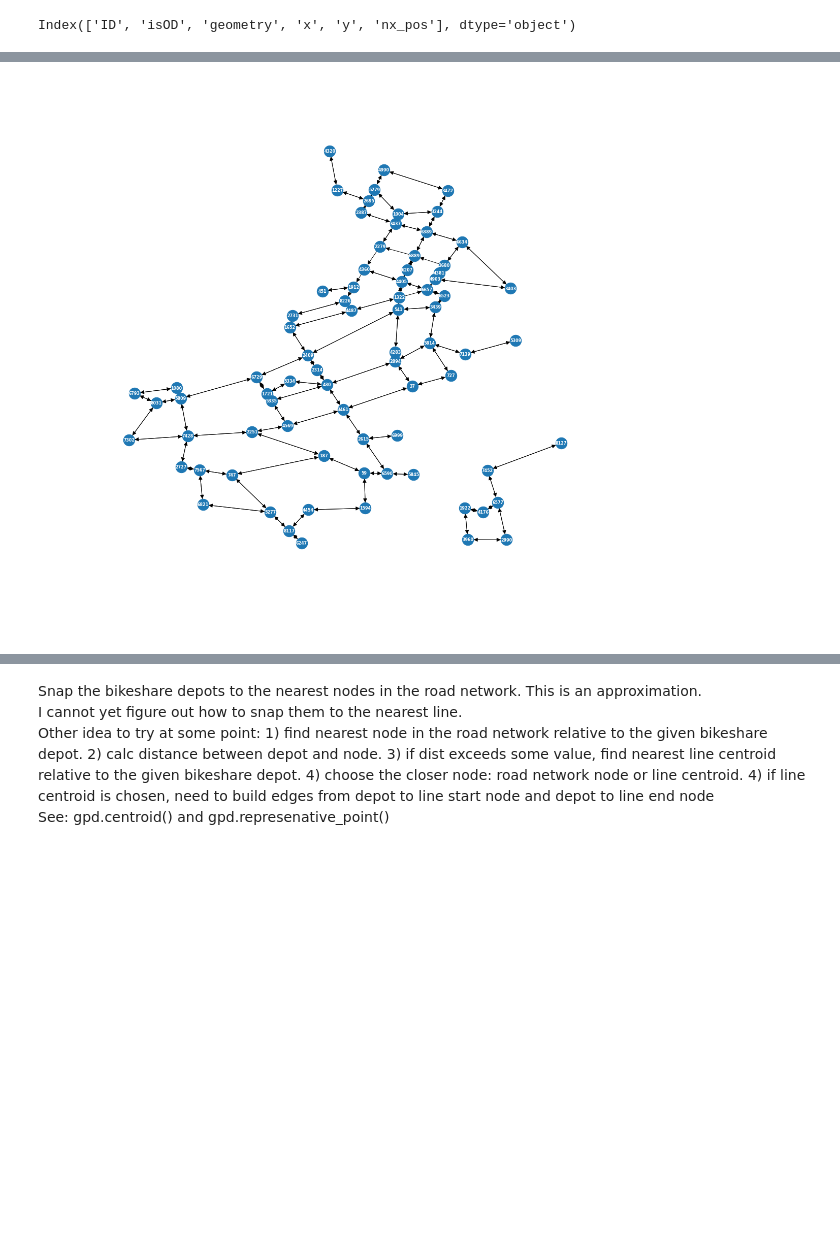
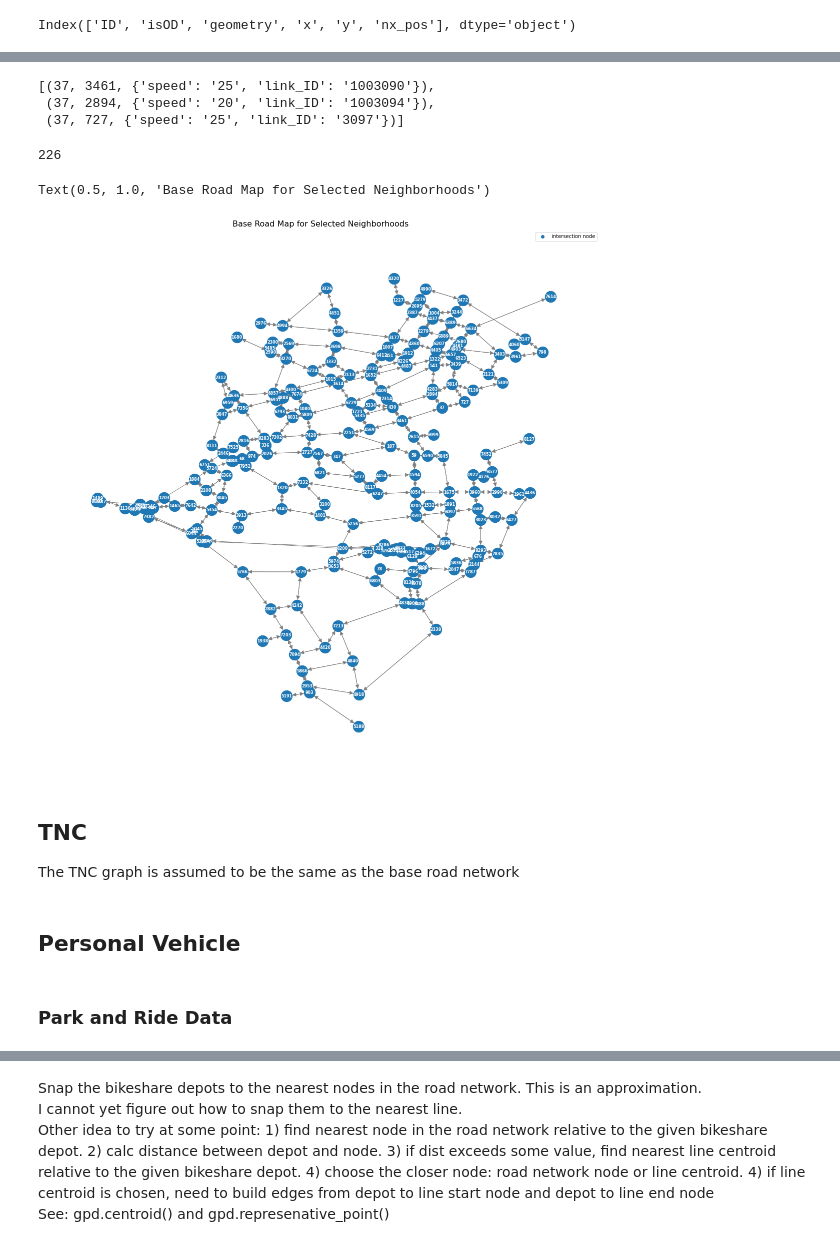
Before and after one commit to lgraff/Multimodal-Accessibility_notebooks, a Jupyter notebook: PGH_network.ipynb, the cells around one changed output, grey strips where cells are left out. Drawn from its saved outputs; the diff is of its cells as text; code cells hidden in the pictures; blank space fills up the shorter version.

```diff
--- a/PGH_network.ipynb
+++ b/PGH_network.ipynb
@@ -195,6 +259,0 @@ def nx_edge_attr(linkID, speed):
-# %%
-#edges_clip['edge'] = edges_clip.apply(lambda l: (l['N1'], l['N2']), axis=1)
-edges_clip['attr'] = edges_clip.apply(lambda l: nx_edge_attr(l['linkID'], l['spd']), axis=1)# only include edges if the nodes they connect are also in the graph
-edges_clip_subset = edges_clip[(edges_clip['N1'].isin(G.nodes)) & (edges_clip['N2'].isin(G.nodes))]
-edges_clip_subset.head()
-edges_clip_subset.shape
@@ -218,0 +260,5 @@ graph_edges[:5]
+# %%
+edges_clip['nx_speed'] = edges_clip.apply(lambda e: nx_edge_attr('speed', e['spd']), axis=1)
+edges_clip['nx_linkID'] = edges_clip.apply(lambda e: nx_edge_attr('link_ID', e['linkID']), axis=1)
+edges_clip['attr'] = edges_clip.apply(lambda e: merge(e['nx_speed'], e['nx_linkID']), axis=1)
+edges_clip.head()
@@ -219,11 +272,24 @@ graph_edges[:5]
+# %%
+# only include edges if the nodes they connect are also in the nodes of the graph
+graph_edges = prune_edges(G_base, edges_clip)
+graph_edges[:3]
+# %% [output]
+[(37, 3461, {'speed': '25', 'link_ID': '1003090'}),
+ (37, 2894, {'speed': '20', 'link_ID': '1003094'}),
+ (37, 727, {'speed': '25', 'link_ID': '3097'})]
 # %%
 # add edges to the graph, including their ID and speed limit
-G.add_edges_from(graph_edges)
+G_base.add_edges_from(graph_edges)
+len(G_base.nodes)
+# %% [output]
+226
-# %%
-# draw the graph in networkx
-node_coords = nx.get_node_attributes(G, 'pos')
-fig, ax = plt.subplots(figsize=(20,20))
-nx.draw(G, pos=node_coords, with_labels=True, font_color='white', font_size=8,  font_weight = 'bold',
-        node_size=500, arrowsize=16, ax=ax)
-# %% [output]
-[figure, removed]
+# %%
+node_cmap = {'intersection node': '#1f77b4'}
+ax = draw_graph(G_base, '#1f77b4', node_cmap)
+ax.set_title('Base Road Map for Selected Neighborhoods', fontsize=16)
+# %% [output]
+Text(0.5, 1.0, 'Base Road Map for Selected Neighborhoods')
+[figure, added]
+# %% [markdown]
+## TNC
+The TNC graph is assumed to be the same as the base road network
@@ -229,0 +299,4 @@ nx.draw(G, pos=node_coords, with_labels=True, font_color='white', font_size=8,
+# %% [markdown]
+## Personal Vehicle
+# %% [markdown]
+### Park and Ride Data
```
Also changed, not shown: parts of 65 cells of this notebook.
